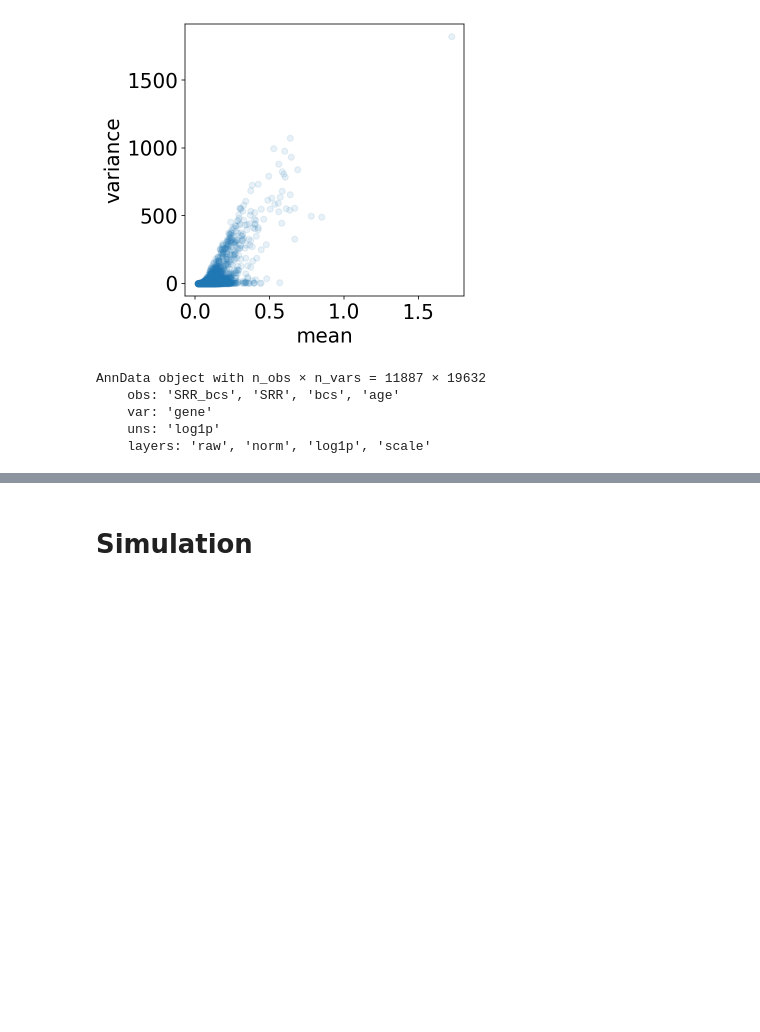
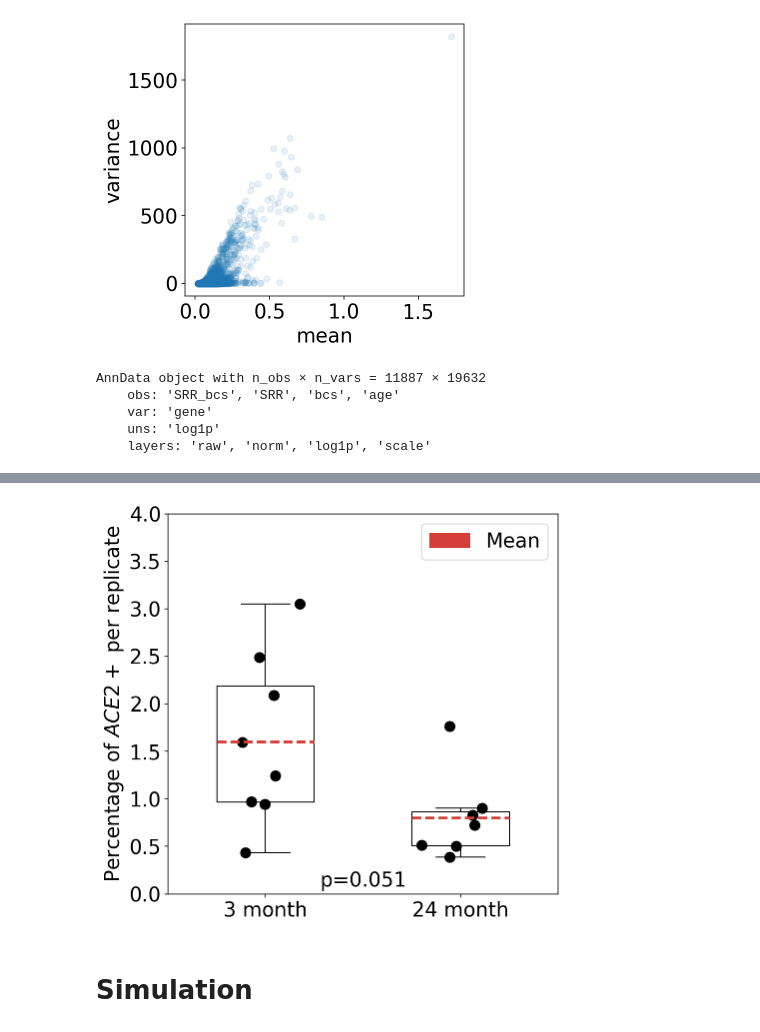
Before and after one commit to pachterlab/BP_2020_2, a Jupyter notebook: notebooks/log1p.ipynb, the cells around one changed output, grey strips where cells are left out. Cells and saved outputs as stored; diff of their text form; code cells hidden in the pictures; blank space fills up the shorter version.

```diff
--- a/notebooks/log1p.ipynb
+++ b/notebooks/log1p.ipynb
@@ -133,8 +135,16 @@ AnnData object with n_obs × n_vars = 11887 × 19632
+# %%
+adata.layers["raw"] = adata.X
+scale_num = 1000000
+adata.layers["norm"] = normalize(adata.X, norm="l1", axis=1)*scale_num
+adata.layers["log1p"] = np.log1p(adata.layers["raw"])
+adata.uns = OrderedDict([("log1p", {"base":None})])
+adata.layers["scale"] = scale(adata.layers["log1p"].todense(), axis=0, with_mean=True, with_std=True, copy=True)
+# adata.X = adata.layers["scale"]
 # %%
 ace2 = adata[:, np.where(adata.var["gene"]==ace2_gene)[0][0]]
 # %%
 df = ace2.obs.copy()
-df["cnt"] = nd(ace2.X.todense())
+df["cnt"] = nd(ace2.layers["raw"].todense())
 df["age"] = df.age.values.astype(int)
 # %%
 df.head()
@@ -272,3 +274,35 @@ plt.show()
+# %%
+cells_per_sample = df.groupby("SRR")["cnt"].count()
+# %%
+tmp = df.query("age==3").query("cnt>0").groupby("SRR")[["cnt"]].count()
+tmp["cells_per_sample"] = tmp.index.map(cells_per_sample).astype(int)
+young = tmp.eval("cnt/cells_per_sample").values
+
+tmp = df.query("age==24").query("cnt>0").groupby("SRR")[["cnt"]].count()
+tmp["cells_per_sample"] = tmp.index.map(cells_per_sample).astype(int)
+old = tmp.eval("cnt/cells_per_sample").values
+# %%
+fig, ax = plt.subplots(figsize=(7,7))
+
+xlabels = ["3 month", "24 month"]
+xidx = np.arange(len(xlabels))+1
+y = [young*100, old*100]
+t, p = stats.ttest_ind(y[0], y[1])
+
+bplot(xidx, y, ax)
+
+ax.set_xticklabels(xlabels, ha="center")
+ax.set_ylabel("Percentage of $ACE2+$ per replicate")
+ax.set_ylim((0, 4))
+
+mean = mpatches.Patch(color="#D43F3A", label='Mean')
+ax.legend(handles=[mean])
+#plt.savefig("./figs/recall_{}_{}_{}.png".format("Plate2", "S2", "Twist"),bbox_inches='tight', dpi=300)
+ax.annotate("p={:,.3f}".format(p), (1.5, ax.get_ylim()[1]*0.02), ha="center")
+
+plt.show()
+# %% [output]
+[figure, added]
 # %% [markdown]
 # Simulation
 # %%
```
Also changed, not shown: parts of 12 cells of this notebook.
